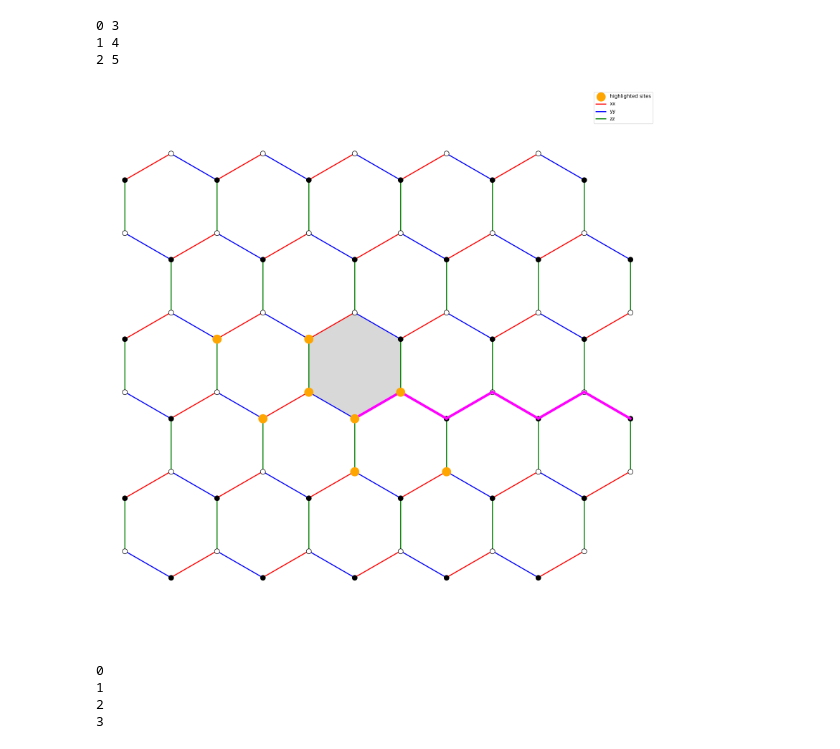
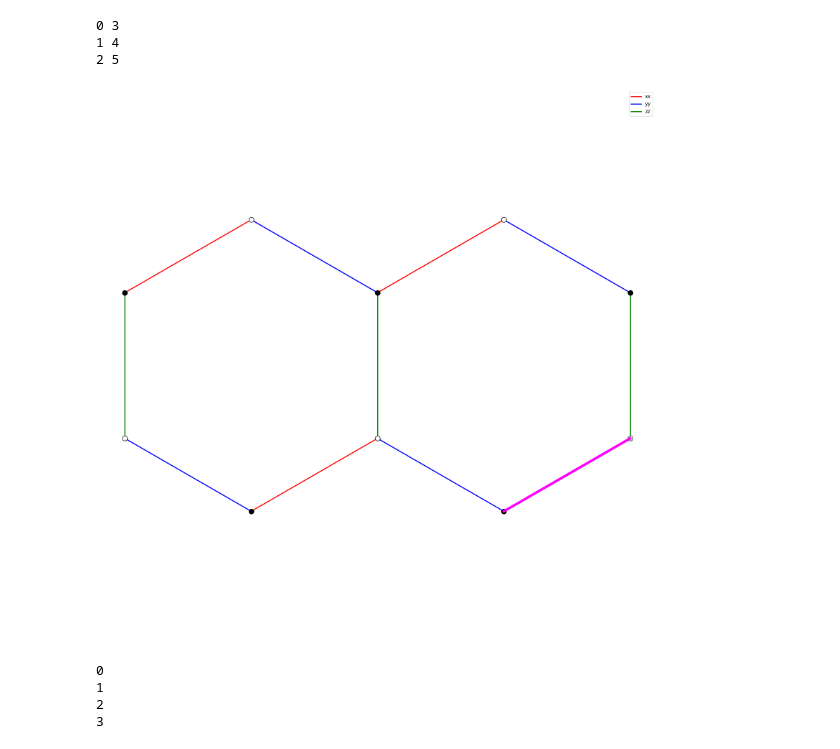
Before and after one commit to gconcheri/MasterThesis, a Jupyter notebook: fermionic_model_OBC.ipynb, the cells around one changed output. Saved outputs shown, nothing was run; the diff lists cells and outputs as text; code cells hidden in the pictures.

```diff
--- a/fermionic_model_OBC.ipynb
+++ b/fermionic_model_OBC.ipynb
@@ -110,13 +110,16 @@ for i, id in enumerate(lllist):
 1 4
 2 5
 # %%
-modell = site.SitesOBC(Npx = 5, Npy = 5)
+modell = site.SitesOBC(Npx = 2, Npy = 1)
 #indices = [14,16,27,28,29,30,41,43] # indices that work well with Npx,Npy = 5 but one line above the ones below
 indices = [25,27,38,39,40,41,52,54] # indices that work well with Npx,Npy = 5, exactly fine-tuned to work around central plaquette
-honey.plot_honeycomb(modell, plot_anyon_bonds = True, plot_diagonal_bonds=False, sites = indices, plaquette_site = 40)
+honey.plot_honeycomb(modell, plot_anyon_bonds = True, plot_diagonal_bonds=False,
+                     #sites = indices,
+                     # plaquette_site = 40
+                     )
 #honey.plot_honeycomb(modell, plot_anyon_bonds = False, plot_diagonal_bonds=False, fig_size=(10,10))
 # %% [output]
-[figure, old version]
+[figure, new version]
 # %%
 modell = site.SitesOBC(Npx = 20, Npy = 20)
 prefactor, loop_indices, links_list, _ = modell.get_loop()
```
Also changed, not shown: parts of 5 cells of this notebook, 14 other files.
